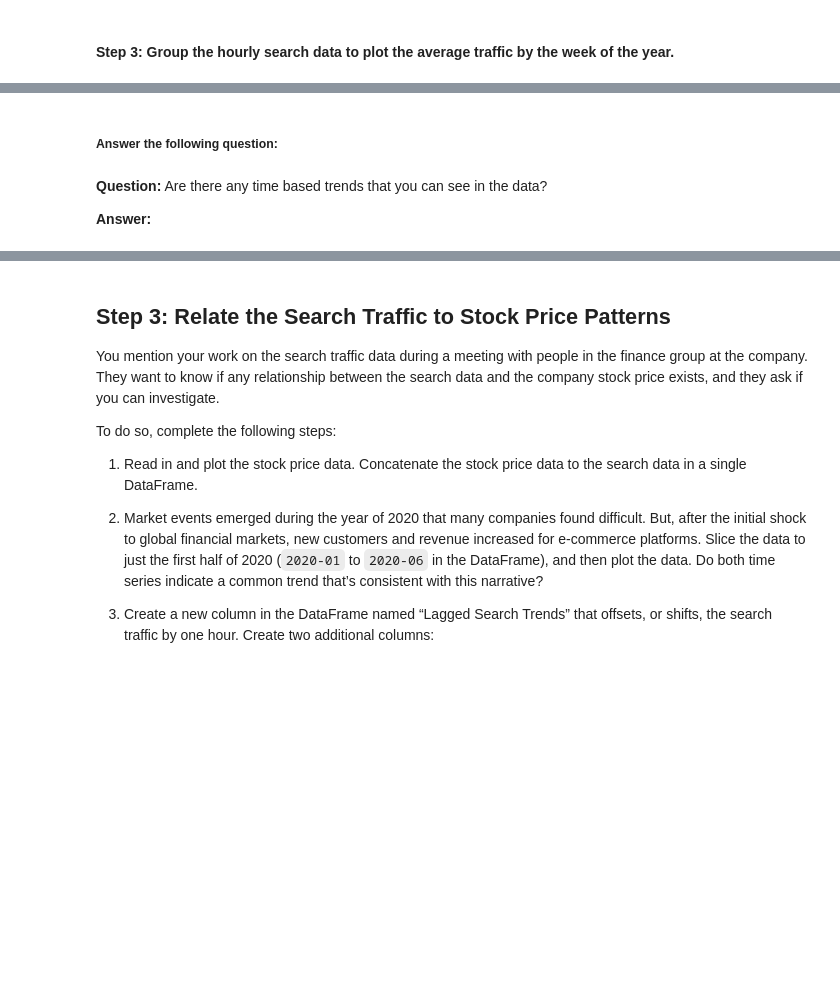
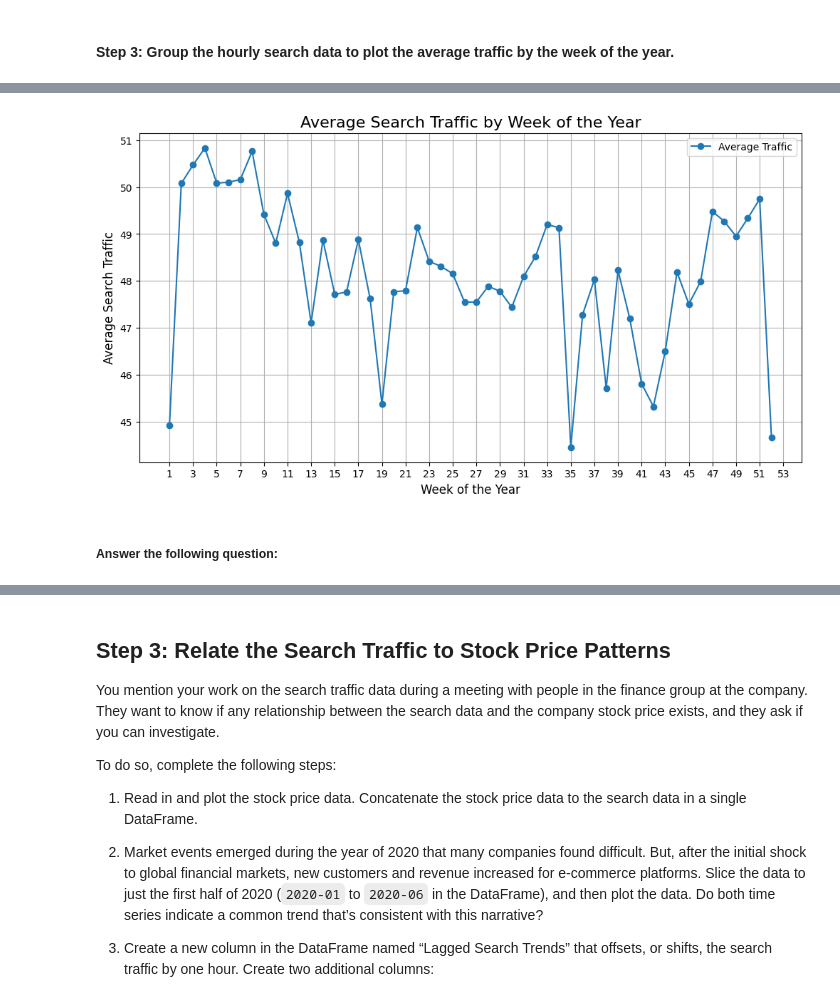
Before and after one commit to chadlbradford/prophet-challenge, a Jupyter notebook: forecasting_net_prophet.ipynb, the cells around one changed output, grey strips where cells are left out. Saved outputs shown, nothing was run; the diff lists cells and outputs as text; code cells hidden in the pictures; blank space fills up the shorter version.

```diff
--- a/forecasting_net_prophet.ipynb
+++ b/forecasting_net_prophet.ipynb
@@ -211,6 +272,25 @@ To that end, you want to mine the search traffic data for predictable seasonal p
+# %%
+# Group the hourly search data to plot the average traffic by the week of the year using `df.index.isocalendar().week`.
+# Group the data by week of the year and calculate the average traffic
+average_traffic_by_week = (
+    df_mercado_trends
+    .groupby(df_mercado_trends.index.isocalendar().week)['Search Trends']
+    .mean()
+)
+
+# Plot the results
+plt.figure(figsize=(12, 6))
+plt.plot(average_traffic_by_week.index, average_traffic_by_week.values, marker='o', label='Average Traffic')
+
+# Customize the plot
+plt.title('Average Search Traffic by Week of the Year', fontsize=16)
+plt.xlabel('Week of the Year', fontsize=12)
+plt.ylabel('Average Search Traffic', fontsize=12)
+plt.xticks(range(1, 54, 2))  # Set x-axis ticks for every second week
+plt.grid(True)
+plt.legend()
+plt.show()
+# %% [output]
+[figure, added]
 # %% [markdown]
 ##### Answer the following question:
-# %% [markdown]
-**Question:** Are there any time based trends that you can see in the data?
-
-**Answer:**
```
Also changed, not shown: parts of 8 cells of this notebook.
